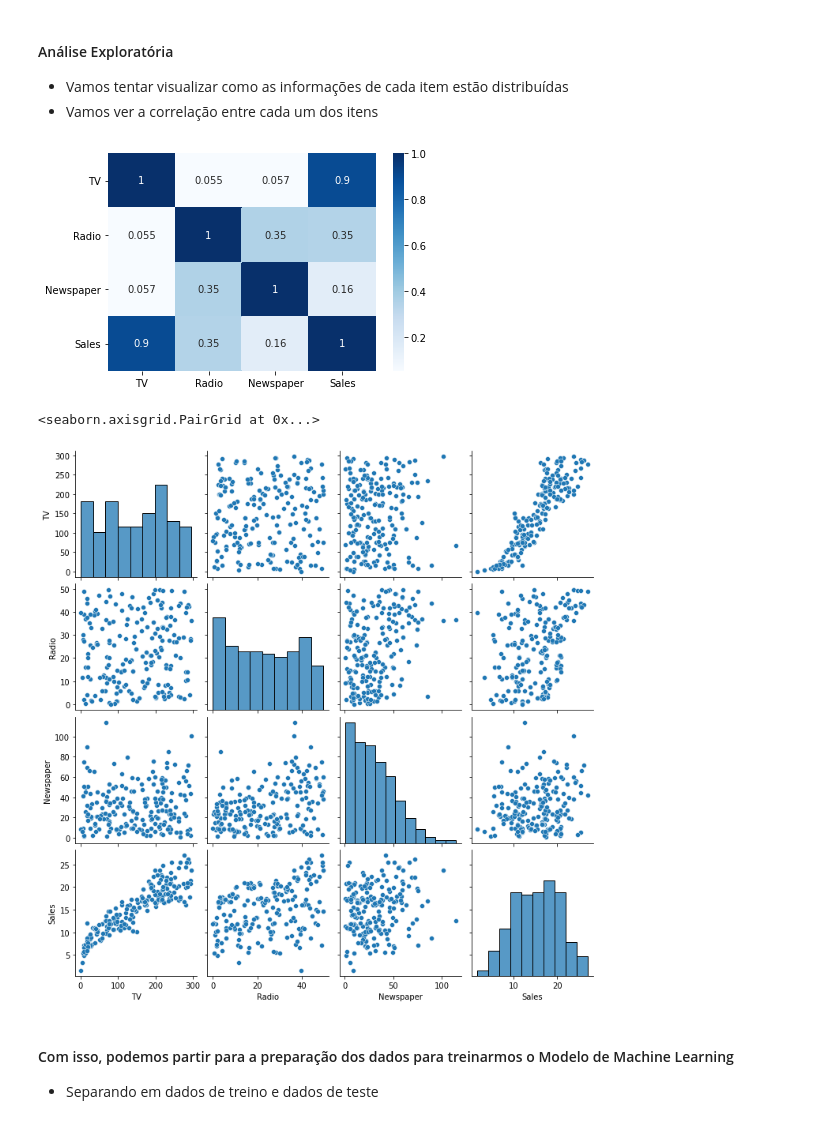
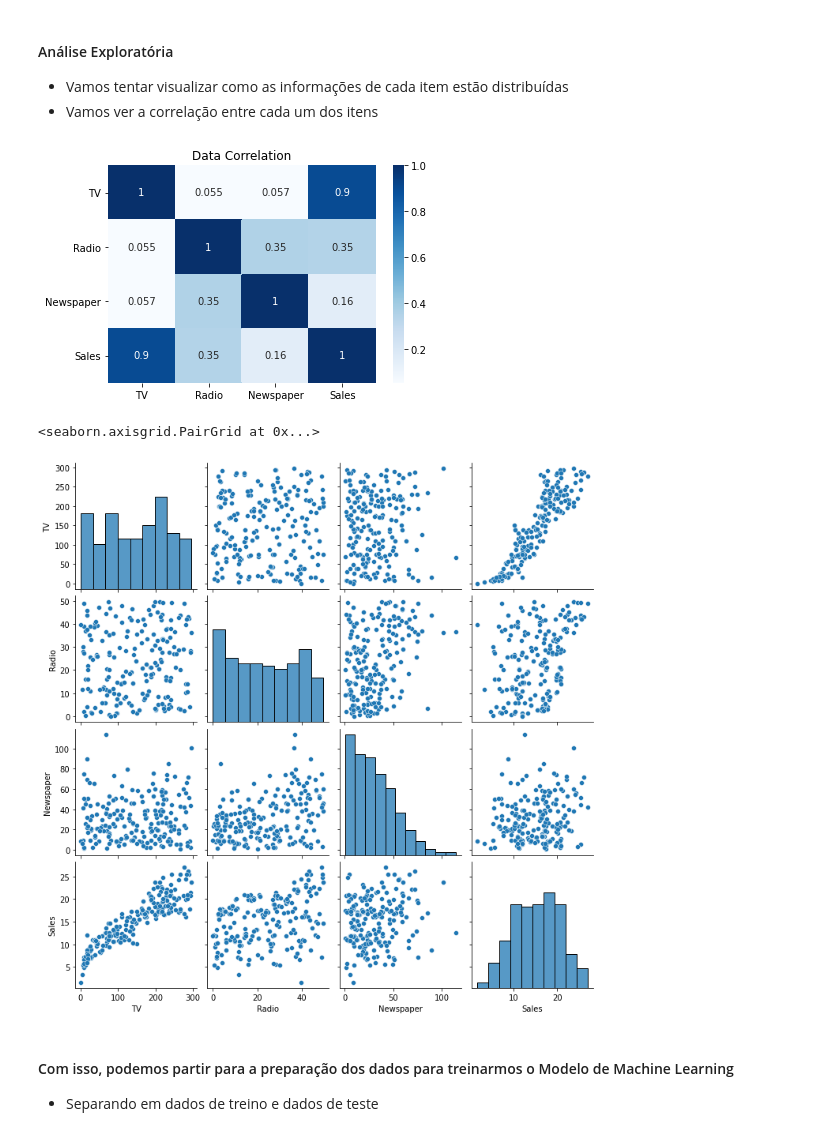
Before and after one commit to MateusFreitas-C/Scikit-Learn_Introduction, a Jupyter notebook: Advertising/advertising_sales_prediction.ipynb, the cells around one changed output. Drawn from its saved outputs; the diff is of its cells as text; code cells hidden in the pictures.

```diff
--- a/Advertising/advertising_sales_prediction.ipynb
+++ b/Advertising/advertising_sales_prediction.ipynb
@@ -7,7 +7,7 @@
 # %%
 import pandas as pd
 
-df = pd.read_csv("Advertising.csv")
+df = pd.read_csv("dataset/Advertising.csv")
 df
 # %% [output]
 |  | TV | Radio | Newspaper | Sales |
@@ -42,12 +42,13 @@ df.describe()
 # %%
 import matplotlib.pyplot as plt
 import seaborn as sns
 
 sns.heatmap(df.corr(), cmap = "Blues", annot = True)
+plt.title("Data Correlation")
 plt.show()
 sns.pairplot(df)
 # %% [output]
-[figure, old version]
+[figure, new version]
 <seaborn.axisgrid.PairGrid at 0x...>
 [figure]
 # %% [markdown]
```
Also changed, not shown: parts of 2 cells of this notebook, 4 other files.
